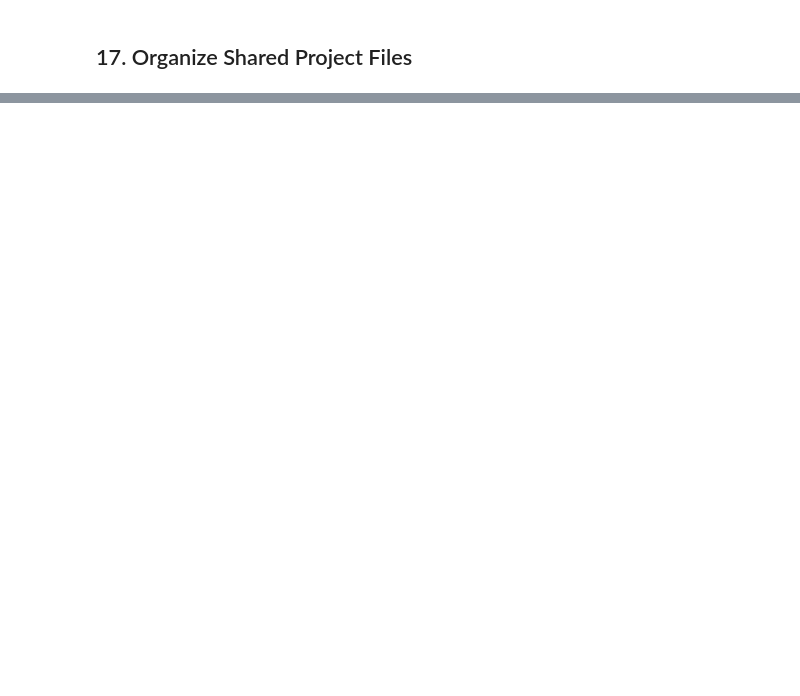
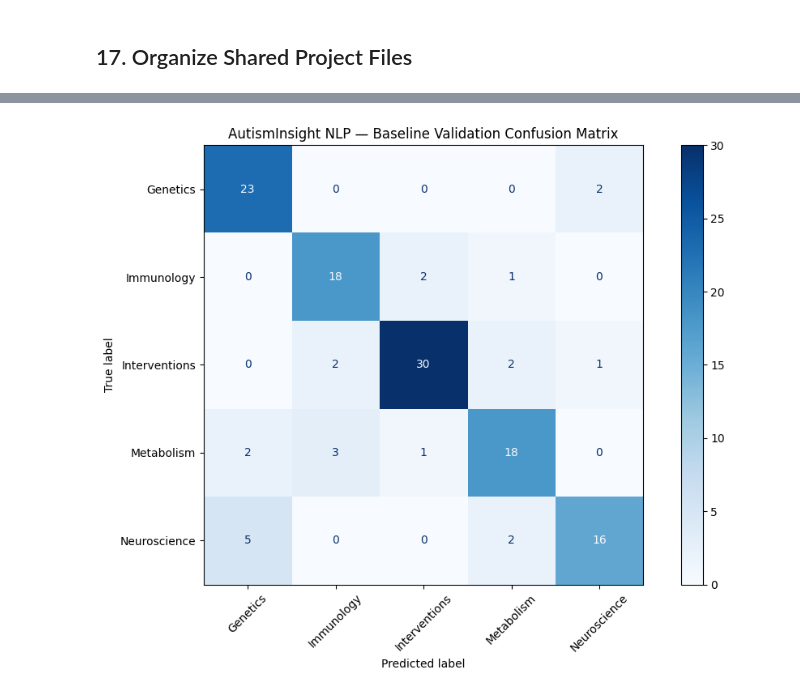
Before and after one commit to sakuku/AutismInsight-NLP, a Jupyter notebook: Notebooks/01_Data_and_TFIDF_Baseline.ipynb, the cells around one changed output, grey strips where cells are left out. Cells and saved outputs as stored; diff of their text form; code cells hidden in the pictures; blank space fills up the shorter version.

```diff
--- a/Notebooks/01_Data_and_TFIDF_Baseline.ipynb
+++ b/Notebooks/01_Data_and_TFIDF_Baseline.ipynb
@@ -931,0 +1615,73 @@ PubMed search results are not representative of all autism research. The five to
+# %%
+# ============================================================
+# SECTION 21.1 — EVALUATE BASELINE ON VALIDATION DATA
+# ============================================================
+
+from sklearn.metrics import (
+    accuracy_score,
+    classification_report,
+    ConfusionMatrixDisplay
+)
+import matplotlib.pyplot as plt
+
+
+# 1. Prepare the held-out validation data.
+#    These articles were not used during model training.
+
+X_val = val_df["Abstract"].fillna("").astype(str)
+y_val = val_df["Primary_Category"]
+
+
+# 2. Generate category predictions using the trained model.
+#    The existing pipeline applies the training-fitted TF-IDF
+#    vectorizer without learning from validation articles.
+
+y_pred = baseline_model.predict(X_val)
+
+
+# 3. Calculate validation accuracy.
+#    Accuracy measures the proportion of correctly
+#    classified research abstracts.
+
+accuracy = accuracy_score(y_val, y_pred)
+
+print("BASELINE VALIDATION RESULTS")
+print("=" * 45)
+print(f"Validation Articles: {len(X_val)}")
+print(f"Validation Accuracy: {accuracy:.4f} ({accuracy:.2%})")
+
+
+# 4. Evaluate precision, recall, and F1-score by category.
+#    Macro and weighted averages summarize performance
+#    across all five research categories.
+
+print("\nCLASSIFICATION REPORT")
+print(classification_report(
+    y_val,
+    y_pred,
+    zero_division=0
+))
+
+
+# 5. Visualize classification errors.
+#    The confusion matrix shows actual versus
+#    predicted categories for the validation articles.
+
+fig, ax = plt.subplots(figsize=(10, 7))
+
+ConfusionMatrixDisplay.from_predictions(
+    y_val,
+    y_pred,
+    labels=baseline_model.classes_,
+    xticks_rotation=45,
+    cmap="Blues",
+    ax=ax
+)
+
+ax.set_title(
+    "AutismInsight NLP — Baseline Validation Confusion Matrix"
+)
+
+plt.tight_layout()
+plt.show()
+# %% [output]
@@ -931,0 +1705 @@ PubMed search results are not representative of all autism research. The five to
+[figure, added]
```
Also changed, not shown: parts of 73 cells of this notebook.
